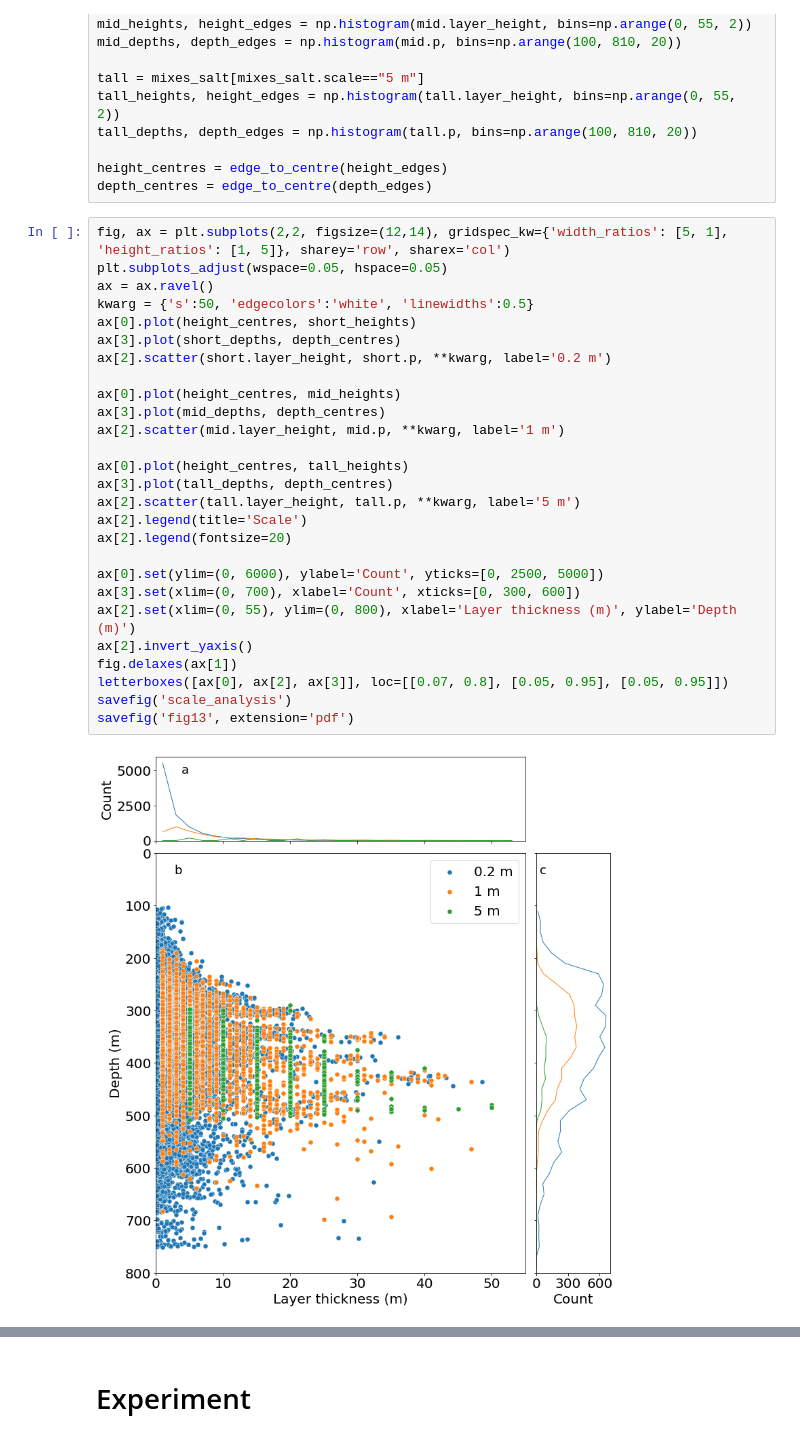
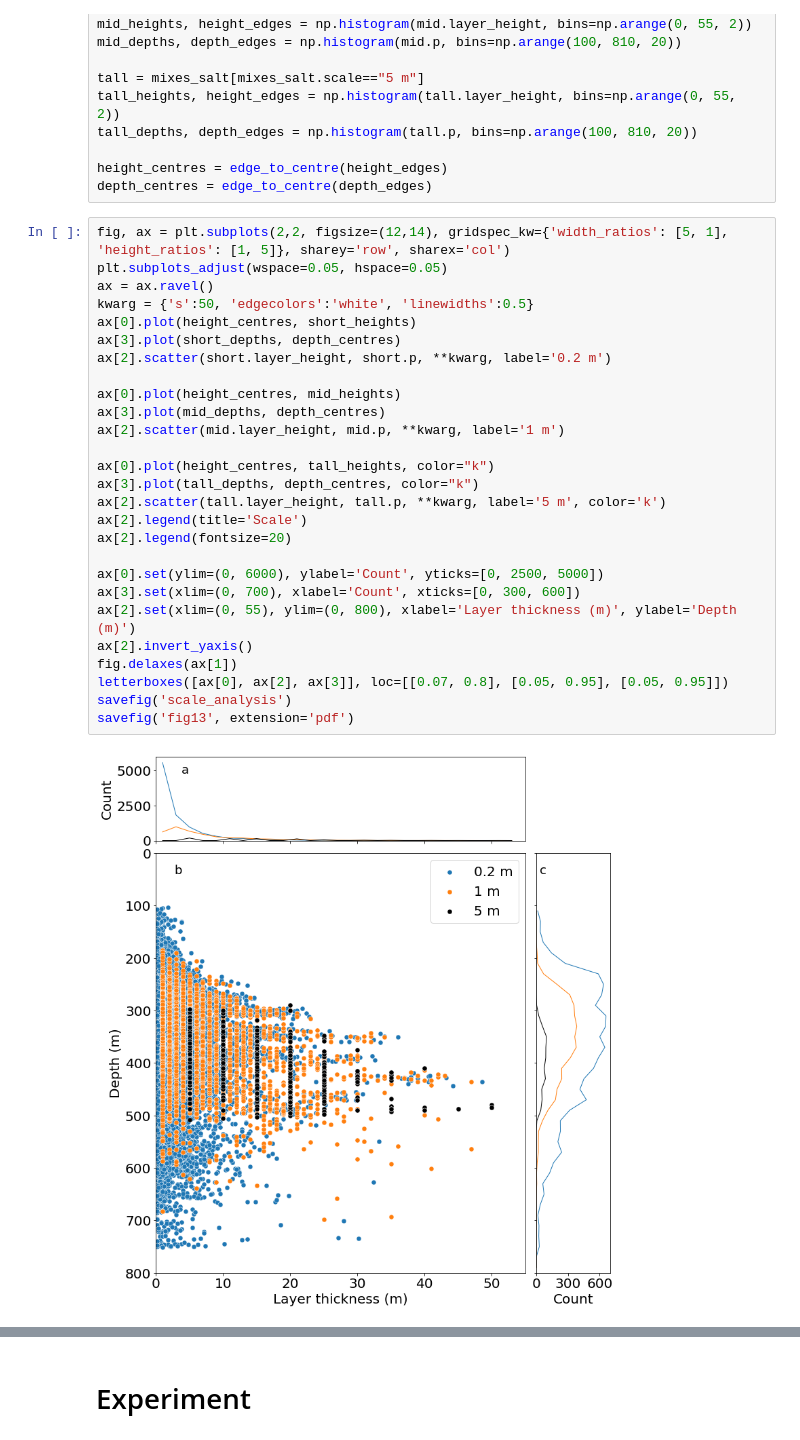
Before and after one commit to callumrollo/eurec4a-thermohaline-figures, a Jupyter notebook: create_figures.ipynb, the cells around one changed output, grey strips where cells are left out. Cells and saved outputs as stored; diff of their text form.

```diff
--- a/create_figures.ipynb
+++ b/create_figures.ipynb
@@ -977,32 +1011,32 @@ depth_centres = edge_to_centre(depth_edges)
 # %%
 fig, ax = plt.subplots(2,2, figsize=(12,14), gridspec_kw={'width_ratios': [5, 1], 'height_ratios': [1, 5]}, sharey='row', sharex='col')
 plt.subplots_adjust(wspace=0.05, hspace=0.05)
 ax = ax.ravel()
 kwarg = {'s':50, 'edgecolors':'white', 'linewidths':0.5}
 ax[0].plot(height_centres, short_heights)
 ax[3].plot(short_depths, depth_centres)
 ax[2].scatter(short.layer_height, short.p, **kwarg, label='0.2 m')
 
 ax[0].plot(height_centres, mid_heights)
 ax[3].plot(mid_depths, depth_centres)
 ax[2].scatter(mid.layer_height, mid.p, **kwarg, label='1 m')
 
-ax[0].plot(height_centres, tall_heights)
-ax[3].plot(tall_depths, depth_centres)
-ax[2].scatter(tall.layer_height, tall.p, **kwarg, label='5 m')
+ax[0].plot(height_centres, tall_heights, color="k")
+ax[3].plot(tall_depths, depth_centres, color="k")
+ax[2].scatter(tall.layer_height, tall.p, **kwarg, label='5 m', color='k')
 ax[2].legend(title='Scale')
 ax[2].legend(fontsize=20)
 
 ax[0].set(ylim=(0, 6000), ylabel='Count', yticks=[0, 2500, 5000])
 ax[3].set(xlim=(0, 700), xlabel='Count', xticks=[0, 300, 600])
 ax[2].set(xlim=(0, 55), ylim=(0, 800), xlabel='Layer thickness (m)', ylabel='Depth (m)')
 ax[2].invert_yaxis()
 fig.delaxes(ax[1])
 letterboxes([ax[0], ax[2], ax[3]], loc=[[0.07, 0.8], [0.05, 0.95], [0.05, 0.95]])
 savefig('scale_analysis')
 savefig('fig13', extension='pdf')
 # %% [output]
-[figure, old version]
+[figure, new version]
 # %%
 cmaps = ['Greys', 'Blues', 'Reds']
 fig, ax = plt.subplots(figsize=(10,10))
```
Also changed, not shown: parts of 20 cells of this notebook.
